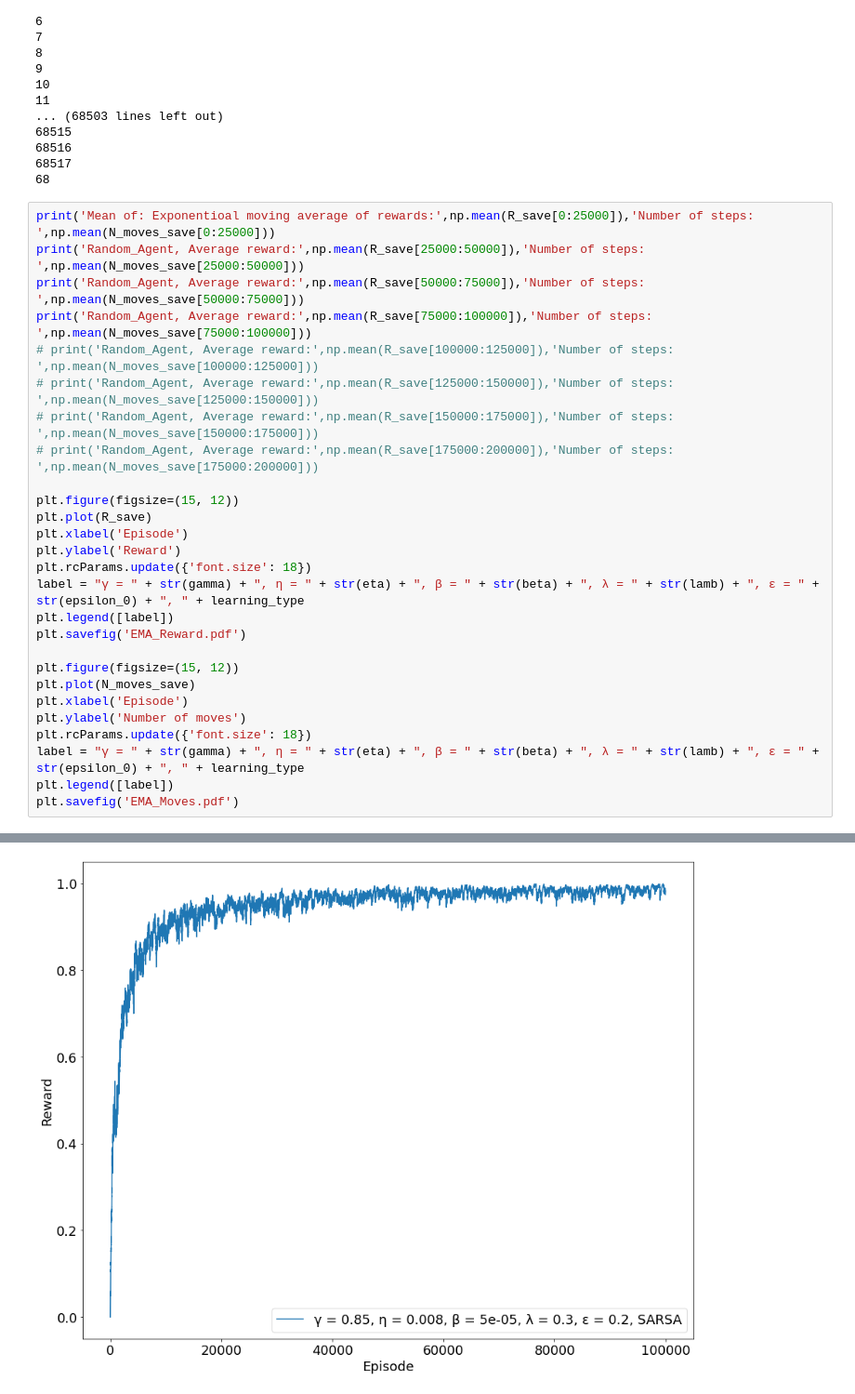
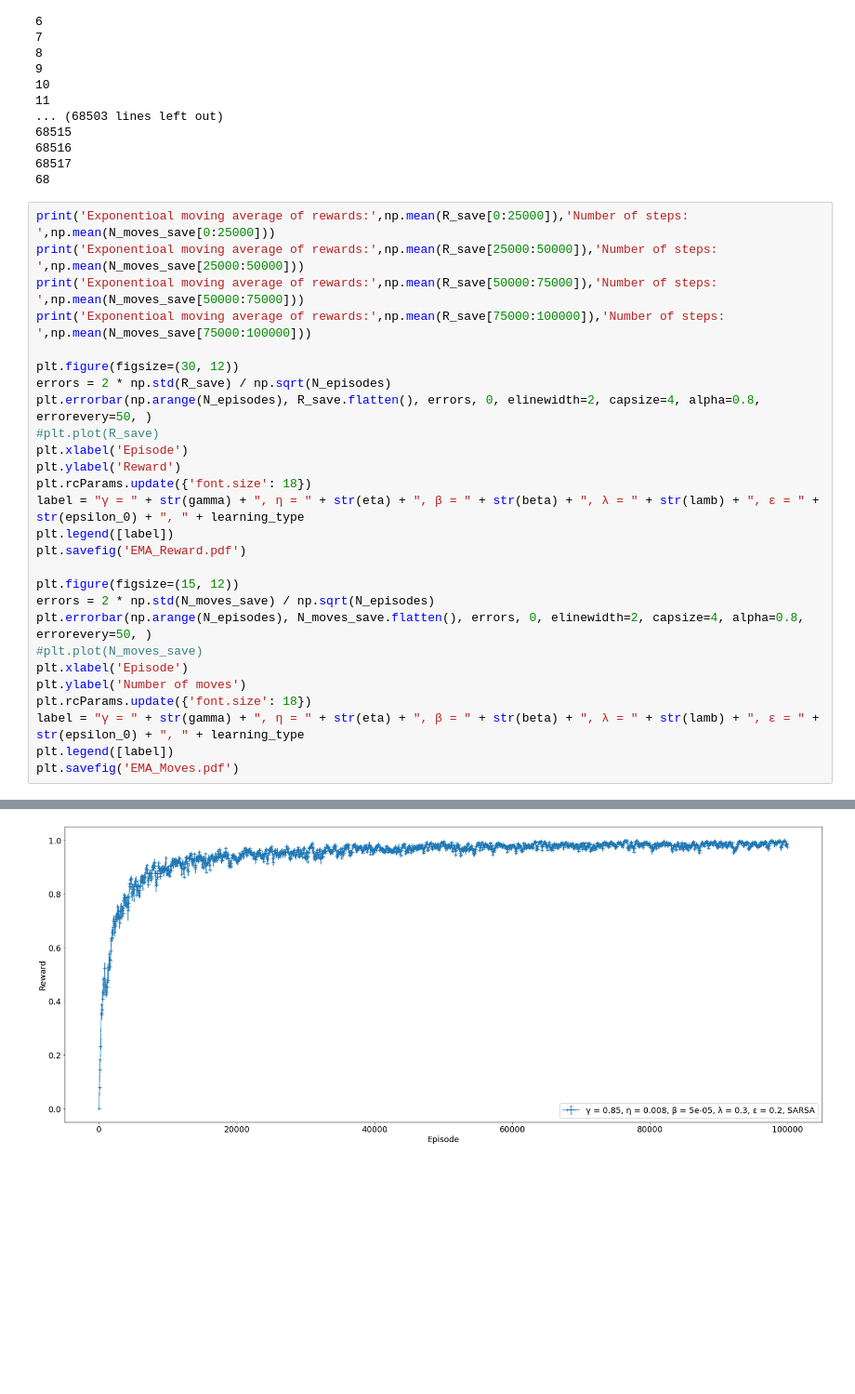
Before and after one commit to charalambosG-9/chess_learning_agent, a Jupyter notebook: Required Assignment Files/Assignment.ipynb, the cells around one changed output, grey strips where cells are left out. Shown at 93% size. Drawn from its saved outputs; the diff is of its cells as text; blank space fills up the shorter version.

Commit message:
Added error bars

```diff
--- a/Required Assignment Files/Assignment.ipynb
+++ b/Required Assignment Files/Assignment.ipynb
@@ -335,17 +338,15 @@ for n in range(N_episodes):
 68517
 68
 # %%
-print('Mean of: Exponentioal moving average of rewards:',np.mean(R_save[0:25000]),'Number of steps: ',np.mean(N_moves_save[0:25000]))
-print('Random_Agent, Average reward:',np.mean(R_save[25000:50000]),'Number of steps: ',np.mean(N_moves_save[25000:50000]))
-print('Random_Agent, Average reward:',np.mean(R_save[50000:75000]),'Number of steps: ',np.mean(N_moves_save[50000:75000]))
-print('Random_Agent, Average reward:',np.mean(R_save[75000:100000]),'Number of steps: ',np.mean(N_moves_save[75000:100000]))
-# print('Random_Agent, Average reward:',np.mean(R_save[100000:125000]),'Number of steps: ',np.mean(N_moves_save[100000:125000]))
-# print('Random_Agent, Average reward:',np.mean(R_save[125000:150000]),'Number of steps: ',np.mean(N_moves_save[125000:150000]))
-# print('Random_Agent, Average reward:',np.mean(R_save[150000:175000]),'Number of steps: ',np.mean(N_moves_save[150000:175000]))
-# print('Random_Agent, Average reward:',np.mean(R_save[175000:200000]),'Number of steps: ',np.mean(N_moves_save[175000:200000]))
+print('Exponentioal moving average of rewards:',np.mean(R_save[0:25000]),'Number of steps: ',np.mean(N_moves_save[0:25000]))
+print('Exponentioal moving average of rewards:',np.mean(R_save[25000:50000]),'Number of steps: ',np.mean(N_moves_save[25000:50000]))
+print('Exponentioal moving average of rewards:',np.mean(R_save[50000:75000]),'Number of steps: ',np.mean(N_moves_save[50000:75000]))
+print('Exponentioal moving average of rewards:',np.mean(R_save[75000:100000]),'Number of steps: ',np.mean(N_moves_save[75000:100000]))
 
-plt.figure(figsize=(15, 12))
-plt.plot(R_save)
+plt.figure(figsize=(30, 12))
+errors = 2 * np.std(R_save) / np.sqrt(N_episodes)
+plt.errorbar(np.arange(N_episodes), R_save.flatten(), errors, 0, elinewidth=2, capsize=4, alpha=0.8, errorevery=50, )
+#plt.plot(R_save)
 plt.xlabel('Episode')
 plt.ylabel('Reward')
 plt.rcParams.update({'font.size': 18})
@@ -354,7 +355,9 @@ plt.legend([label])
 plt.savefig('EMA_Reward.pdf')
 
 plt.figure(figsize=(15, 12))
-plt.plot(N_moves_save)
+errors = 2 * np.std(N_moves_save) / np.sqrt(N_episodes)
+plt.errorbar(np.arange(N_episodes), N_moves_save.flatten(), errors, 0, elinewidth=2, capsize=4, alpha=0.8, errorevery=50, )
+#plt.plot(N_moves_save)
 plt.xlabel('Episode')
 plt.ylabel('Number of moves')
 plt.rcParams.update({'font.size': 18})
@@ -369 +372 @@ Random_Agent, Average reward: 0.9834565359148798 Number of steps:  2.43108714286
-[figure, old version]
+[figure, new version]
```
Also changed, not shown: parts of 3 cells of this notebook, 4 other files.
